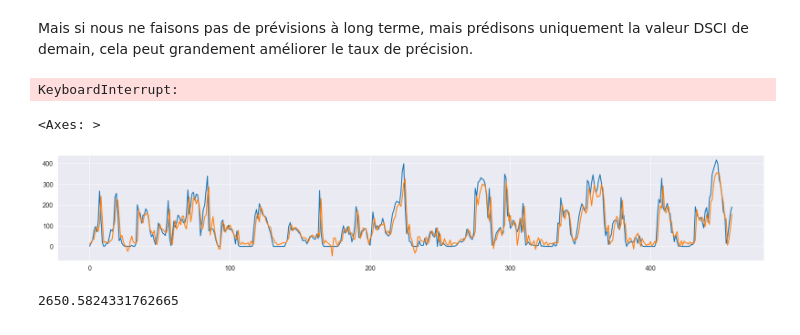
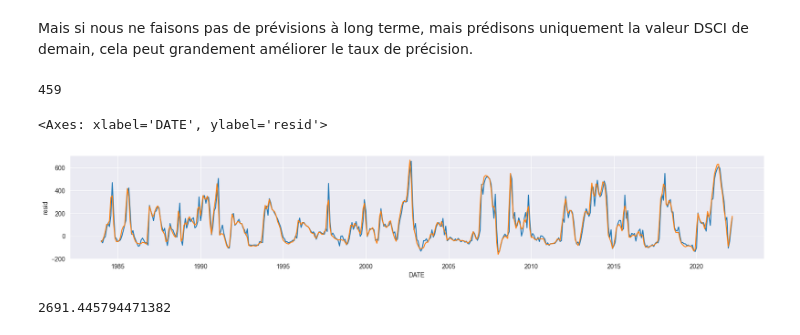
Before and after one commit to Menamot/SY09_Project, a Jupyter notebook: code/Week2.ipynb, the cells around one changed output. Drawn from its saved outputs; the diff is of its cells as text; code cells hidden in the pictures.

```diff
--- a/code/Week2.ipynb
+++ b/code/Week2.ipynb
@@ -155,16 +155,16 @@ Mais si nous ne faisons pas de prévisions à long terme, mais prédisons unique
 # %%
 from statsmodels.tsa.arima.model import ARIMA
 
-train,test=train_test_split(X,train_size=0.7,shuffle=False)
-test=[int(x) for x in test.DSCI]
-history = [int(x) for x in train.DSCI]
+train,test=train_test_split(Xd.trend+Xd.resid,train_size=0.7,shuffle=False)
+test=[int(x) for x in test]
+history = [int(x) for x in train]
 predictions = list()
 history
 
 
 for t in range(len(test)):
     # model = SARIMAX(history,order=(1,1,3),seasonal_order=(2,1,0,12))
-    model = ARIMA(history,order=(19,1,5))
+    model = ARIMA(history,order=(10,1,0))
     model_fit = model.fit()
     output = model_fit.forecast()
     yhat = output[0]
@@ -174,16 +174,19 @@ for t in range(len(test)):
     # print('predicted=%f, expected=%f' % (yhat, obs))
 len(test)
 # %% [output]
-KeyboardInterrupt:
+459
+# %%
+aa=predictions+Xd.resid[len(Xd.seasonal)-460:-1]
+bb=test+Xd.resid[len(Xd.seasonal)-460:-1]
 # %%
 plt.figure(figsize=(20,3))
-ax11 = sns.lineplot(test)
-sns.lineplot(predictions,ax=ax11)
+ax11 = sns.lineplot(aa)
+sns.lineplot(bb,ax=ax11)
 # %% [output]
-<Axes: >
+<Axes: xlabel='DATE', ylabel='resid'>
-[figure, old version]
+[figure, new version]
 # %%
 from sklearn.metrics import mean_squared_error
-mean_squared_error(test,predictions)
+mean_squared_error(aa ,bb)
 # %% [output]
-2650.5824331762665
+2691.445794471382
```
Also changed, not shown: parts of 2 cells of this notebook.
